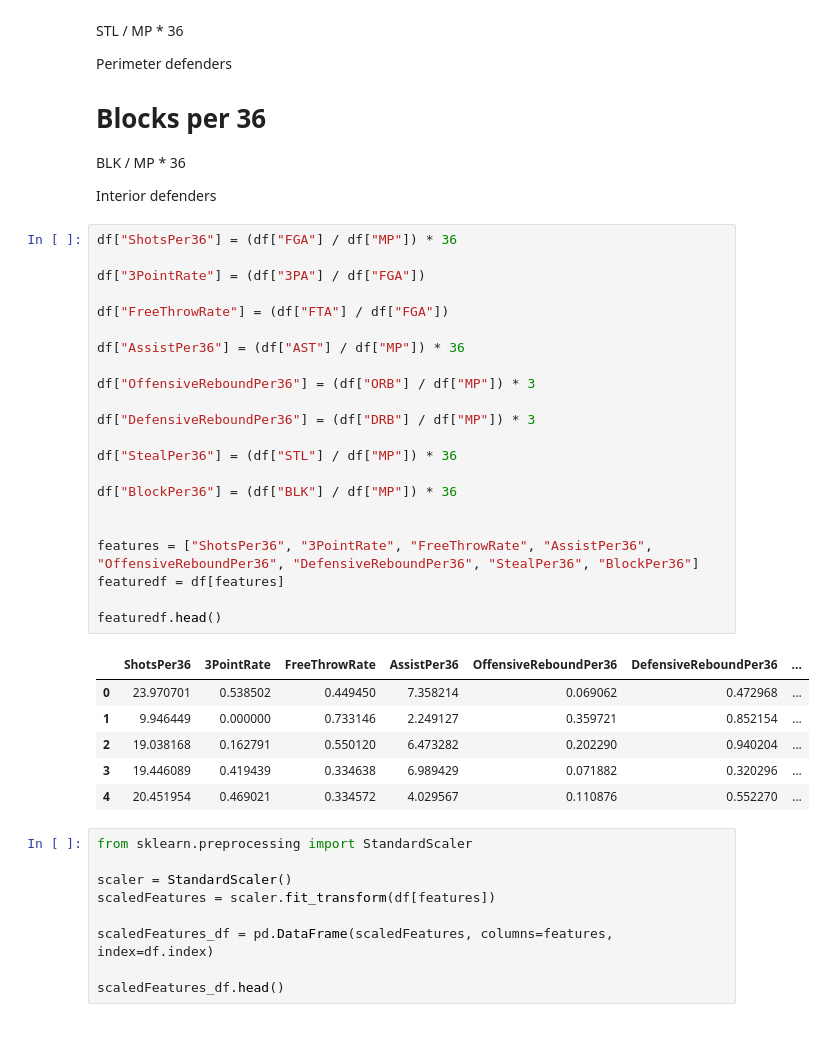
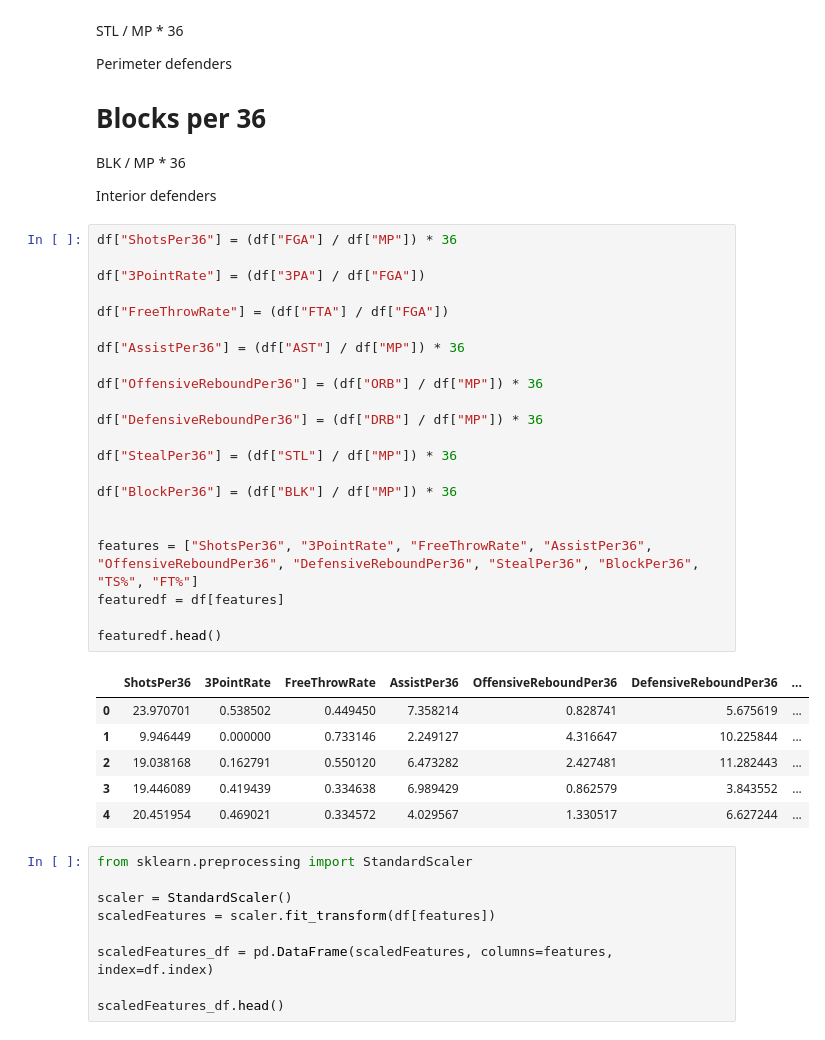
Before and after one commit to charliecapretta/NBA-Prediction-Project, a Jupyter notebook: PlayerGrouping.ipynb, the cells around one changed output. Drawn from its saved outputs; the diff is of its cells as text.

```diff
--- a/PlayerGrouping.ipynb
+++ b/PlayerGrouping.ipynb
@@ -78,32 +78,32 @@ Interior defenders
 # %%
 df["ShotsPer36"] = (df["FGA"] / df["MP"]) * 36
 
 df["3PointRate"] = (df["3PA"] / df["FGA"])
 
 df["FreeThrowRate"] = (df["FTA"] / df["FGA"])
 
 df["AssistPer36"] = (df["AST"] / df["MP"]) * 36
 
-df["OffensiveReboundPer36"] = (df["ORB"] / df["MP"]) * 3
+df["OffensiveReboundPer36"] = (df["ORB"] / df["MP"]) * 36
 
-df["DefensiveReboundPer36"] = (df["DRB"] / df["MP"]) * 3
+df["DefensiveReboundPer36"] = (df["DRB"] / df["MP"]) * 36
 
 df["StealPer36"] = (df["STL"] / df["MP"]) * 36
 
 df["BlockPer36"] = (df["BLK"] / df["MP"]) * 36
 
 
-features = ["ShotsPer36", "3PointRate", "FreeThrowRate", "AssistPer36", "OffensiveReboundPer36", "DefensiveReboundPer36", "StealPer36", "BlockPer36"]
+features = ["ShotsPer36", "3PointRate", "FreeThrowRate", "AssistPer36", "OffensiveReboundPer36", "DefensiveReboundPer36", "StealPer36", "BlockPer36", "TS%", "FT%"]
 featuredf = df[features]
 
 featuredf.head()
 # %% [output]
 |  | ShotsPer36 | 3PointRate | FreeThrowRate | AssistPer36 | OffensiveReboundPer36 | DefensiveReboundPer36 | ... |
-| 0 | 23.970701 | 0.538502 | 0.449450 | 7.358214 | 0.069062 | 0.472968 | ... |
-| 1 | 9.946449 | 0.000000 | 0.733146 | 2.249127 | 0.359721 | 0.852154 | ... |
-| 2 | 19.038168 | 0.162791 | 0.550120 | 6.473282 | 0.202290 | 0.940204 | ... |
-| 3 | 19.446089 | 0.419439 | 0.334638 | 6.989429 | 0.071882 | 0.320296 | ... |
-| 4 | 20.451954 | 0.469021 | 0.334572 | 4.029567 | 0.110876 | 0.552270 | ... |
+| 0 | 23.970701 | 0.538502 | 0.449450 | 7.358214 | 0.828741 | 5.675619 | ... |
+| 1 | 9.946449 | 0.000000 | 0.733146 | 2.249127 | 4.316647 | 10.225844 | ... |
+| 2 | 19.038168 | 0.162791 | 0.550120 | 6.473282 | 2.427481 | 11.282443 | ... |
+| 3 | 19.446089 | 0.419439 | 0.334638 | 6.989429 | 0.862579 | 3.843552 | ... |
+| 4 | 20.451954 | 0.469021 | 0.334572 | 4.029567 | 1.330517 | 6.627244 | ... |
 # %%
 from sklearn.preprocessing import StandardScaler
 
```
Also changed, not shown: parts of 5 cells of this notebook.
